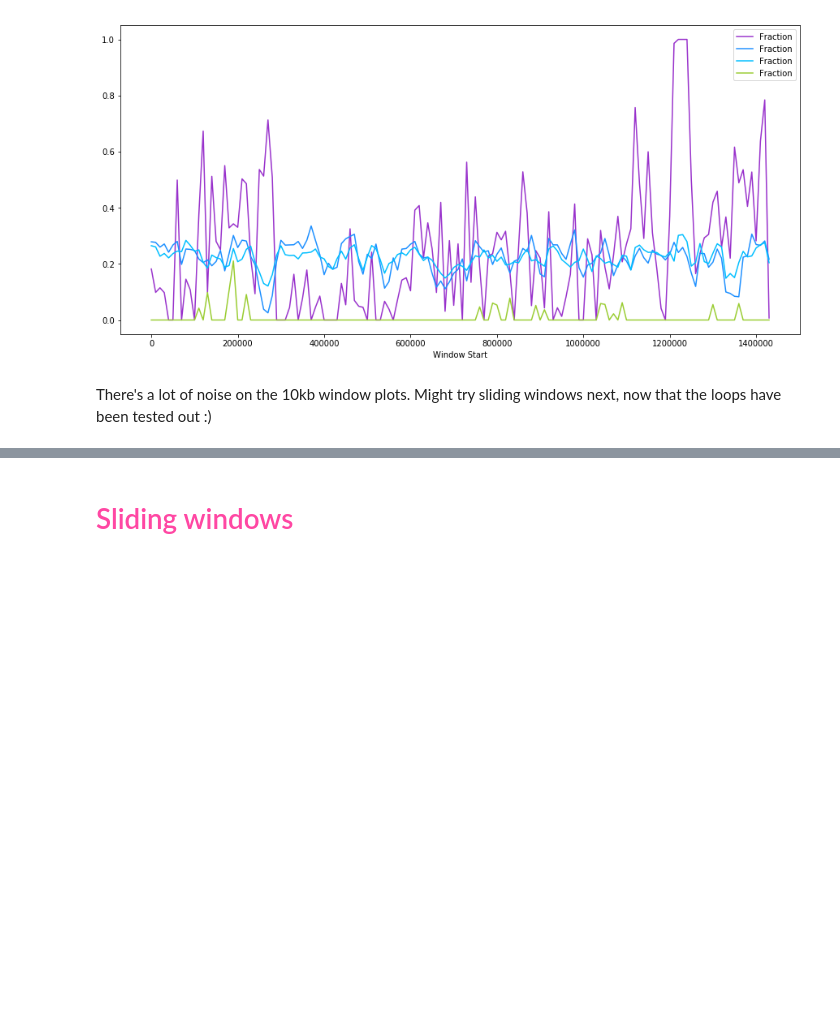
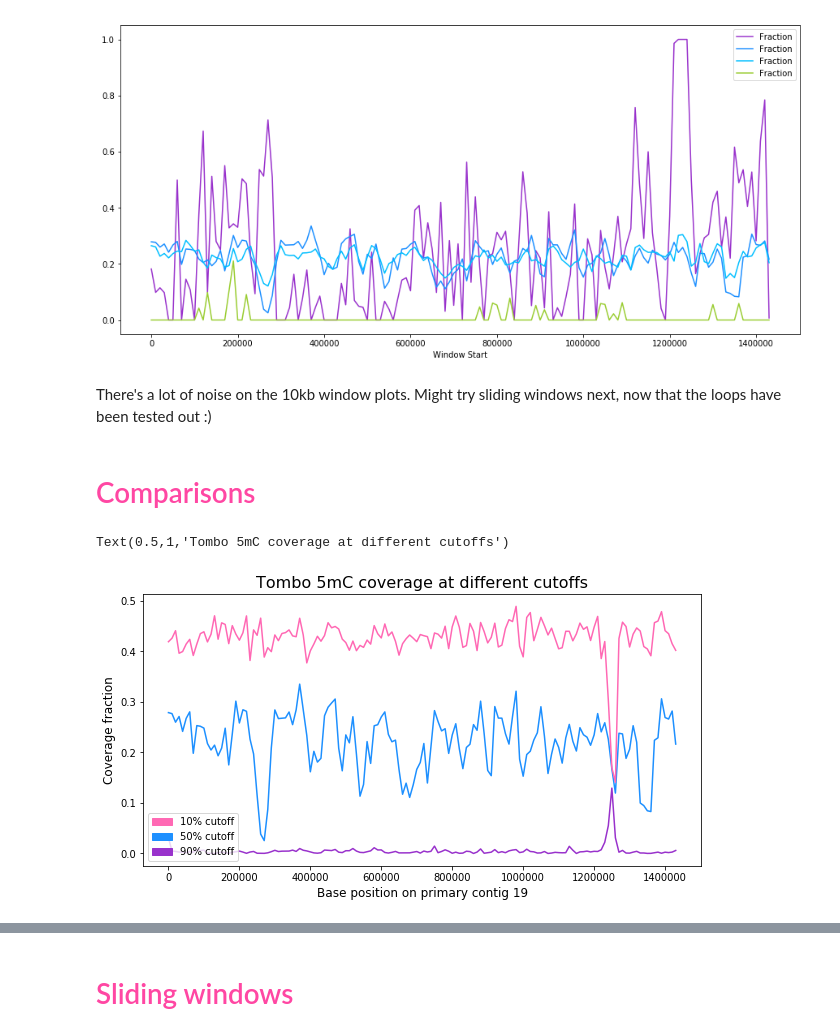
Before and after one commit to BenjaminSchwessinger/Honours_year, a Jupyter notebook: fisher/methylation/Coverage_graphs_test.ipynb, the cells around one changed output, grey strips where cells are left out. Saved outputs shown, nothing was run; the diff lists cells and outputs as text; code cells hidden in the pictures; blank space fills up the shorter version.

```diff
--- a/fisher/methylation/Coverage_graphs_test.ipynb
+++ b/fisher/methylation/Coverage_graphs_test.ipynb
@@ -223,3 +231,22 @@ effector_10kb_df.plot(y='Fraction', x='Window Start', kind='line', ax=ax, color=
 [figure]
 # %% [markdown]
 There's a lot of noise on the 10kb window plots. Might try sliding windows next, now that the loops have been tested out :)
+# %% [markdown]
+# <span style='color:#ff47a3'> Comparisons <span/>
+# %%
+fig, ax = plt.subplots(figsize=(10, 5))
+tmb_5mC_90_10kb_df.plot(y='Fraction', x='Window Start', kind='line', ax=ax, color='darkorchid')
+tmb_5mC_50_10kb_df.plot(y='Fraction', x='Window Start', kind='line', ax=ax, color='dodgerblue')
+tmb_5mC_10kb_df.plot(y='Fraction', x='Window Start', kind='line', ax=ax, color='hotpink')
+#Legend
+c_90 = mpatches.Patch(color='darkorchid', label='90% cutoff')
+c_50 = mpatches.Patch(color='dodgerblue', label='50% cutoff')
+c_10 = mpatches.Patch(color='hotpink', label='10% cutoff')
+plt.legend(handles=[c_10, c_50, c_90], loc = 'lower left', fontsize=10)
+plt.tick_params(labelsize=10)
+plt.ylabel('Coverage fraction', fontsize=12)
+plt.xlabel('Base position on primary contig 19', fontsize=12)
+plt.title("Tombo 5mC coverage at different cutoffs", fontsize=16)
+# %% [output]
+Text(0.5,1,'Tombo 5mC coverage at different cutoffs')
+[figure, added]
```
Also changed, not shown: parts of 7 cells of this notebook.
